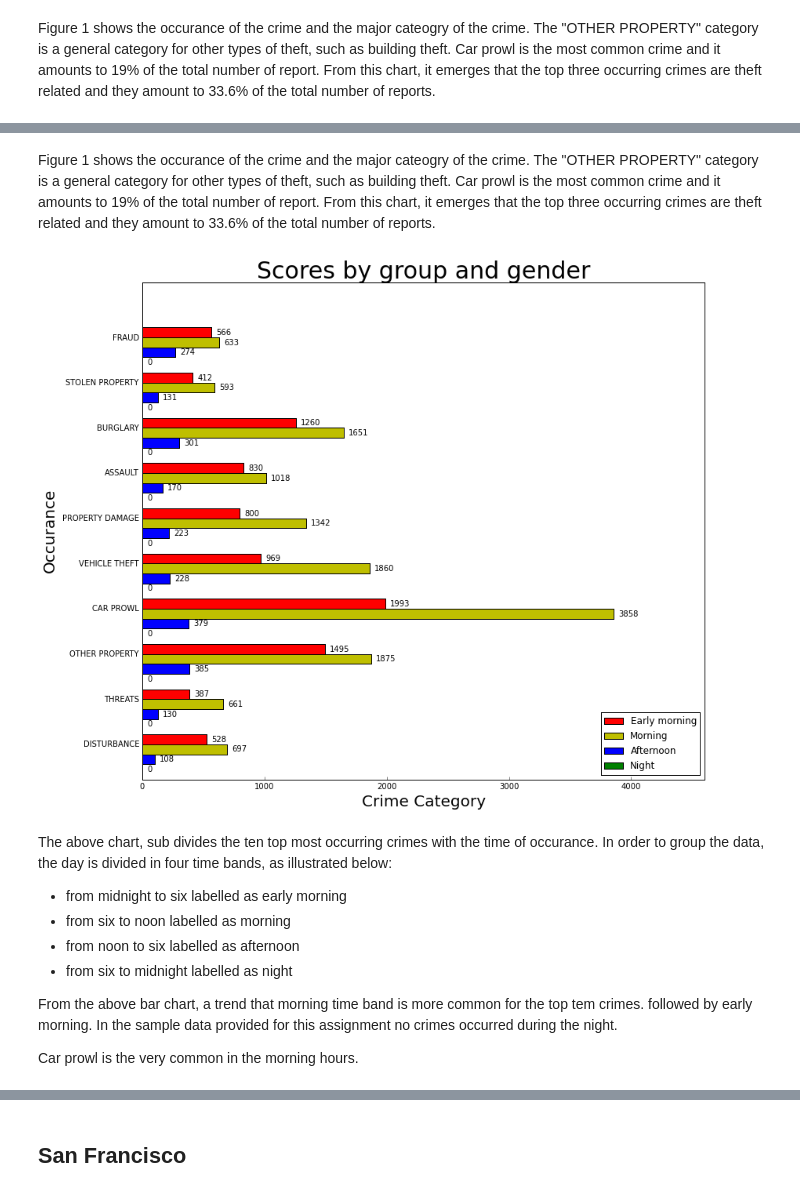
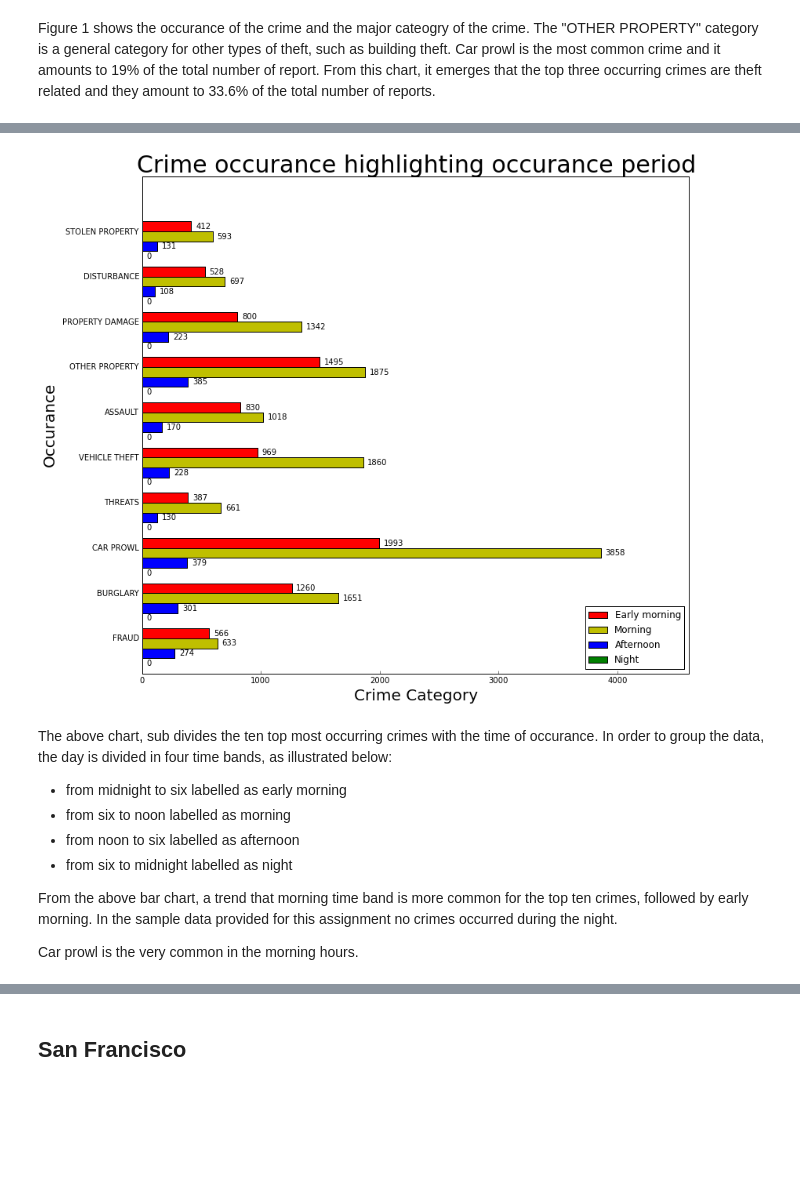
Before and after one commit to kpenza/assignment6, a Jupyter notebook: workbook.ipynb, the cells around one changed output, grey strips where cells are left out. Saved outputs shown, nothing was run; the diff lists cells and outputs as text; code cells hidden in the pictures; blank space fills up the shorter version.

```diff
--- a/workbook.ipynb
+++ b/workbook.ipynb
@@ -192,5 +180,3 @@ chartcrimeoccurancev(reportlist_seattle)
-# %% [markdown]
-Figure 1 shows the occurance of the crime and the major cateogry of the crime. The "OTHER PROPERTY" category is a general category for other types of theft, such as building theft. Car prowl is the most common crime and it amounts to 19% of the total number of report. From this chart, it emerges that the top three occurring crimes are theft related and they amount to 33.6% of the total number of reports.
 # %%
 EARLY_MORNING="Early morning"
 MORNING="Morning"
@@ -231,7 +217,7 @@ def offensetime(reportlist, crim):
         if row.offense == crim:
             key = timeconvert[row.reportdate.time().hour]
             if key in dict:
-                dict[key] = dict[key] + 1
+                dict[key] += 1
             else:
                 dict[key] = 1
     return dict
@@ -261,7 +247,6 @@ def prepdataplotcrimeocurrancetiming(dict):
     return title, earlymorning, morning, afternoon, night
 
 def plotcrimeocurrancetiming(title, earlymorning, morning, afternoon, night):
-    # Final hbar !!
     N = len(title)
     ind = np.arange(N)    # the x locations for the groups
     width = 0.22     # the width of the bars: can also be len(x) sequence
@@ -273,83 +258,37 @@ def plotcrimeocurrancetiming(title, earlymorning, morning, afternoon, night):
     p3 = ax.barh(ind + (width * 2), afternoon, width,  color='b')
     p4 = ax.barh(ind + (width * 3), night, width, color='g')
 
-    ax.set_title('Scores by group and gender', fontsize = 30 )
+    ax.set_title('Crime occurance highlighting occurance period' , fontsize = 30)
     plt.ylabel('Occurance', fontsize = 20 )
     plt.xlabel('Crime Category', fontsize = 20 )
     ax.set_yticks(ind + (width * 1))
-    #ax.set_yticks(ind)
     ax.set_yticklabels(title)
     ax.xaxis.set_ticks_position('bottom')
     ax.yaxis.set_ticks_position('left')
     ax.legend((p1[0], p2[0], p3[0], p4[0]), (EARLY_MORNING, MORNING, AFTERNOON,NIGHT),  loc='lower right')
     autolabelh(p1, ax)
     autolabelh(p2, ax)
     autolabelh(p3, ax)
     autolabelh(p4, ax)
     maxx_1 = max(earlymorning + morning + afternoon + night)
     maxx = ceil((maxx_1/1150))*1150
     plt.axis([0, maxx, N   , -1])
-    # plt.axis([0, 5200, N , 0])
     plt.tight_layout()
-      #plt.show()
-
-def plotcrimeocurrancetimingv(title, earlymorning, morning, afternoon, night):
-    N = len(title)
-    ind = np.arange(N)    # the x locations for the groups
-    width = 0.18       # the width of the bars: can also be len(x) sequence
-
-    fig, ax = plt.subplots()
-    p1 = ax.bar(ind, earlymorning, width, align='center', color='r')
-    p2 = ax.bar(ind + width, morning, width, color='y')
-    p3 = ax.bar(ind + (width * 2), afternoon, width, color='b')
-    p4 = ax.bar(ind + (width * 3), night, width, color='g')
-    ax.set_xticks(ind + (width * 2.6))
-    ax.set_xticklabels((EARLY_MORNING, MORNING, AFTERNOON,NIGHT))
-    ax.tick_params(labelsize=13)
-    ax.yaxis.set_ticks_position('left')
-    ax.xaxis.set_ticks_position('bottom')
-    ax.set_xticklabels(title, rotation=75)
-    ax.legend((p1[0], p2[0], p3[0], p4[0]), (EARLY_MORNING, MORNING, AFTERNOON,NIGHT),)
-    autolabel(p1, ax)
-    autolabel(p2, ax)
-    autolabel(p3, ax)
-    autolabel(p4, ax)
-    ax.set_title('Scores by group and gender', fontsize = 30 )
-    plt.ylabel('Occurance', fontsize = 20 )
-    plt.xlabel('Crime Category', fontsize = 20 )
-    plt.tight_layout()
-    #plt.show()
-
-##     N = len(title)
-##     ind = np.arange(N)    # the x locations for the groups
-##     width = 0.35       # the width of the bars: can also be len(x) sequence
-##
-##     p1 = plt.bar(ind, earlymorning, width, color='r')
-##     p2 = plt.bar(ind, morning, width, color='y', bottom=earlymorning)
-##     p3 = plt.bar(ind, afternoon, width, color='b', bottom=earlymorning)
-##     p4 = plt.bar(ind, night, width, color='g', bottom=earlymorning)
-##
-##     plt.ylabel('Scores')
-##     plt.title('Scores by group and gender')
-##     plt.xticks(ind + width/2., title)
-###     plt.yticks(np.arange(0, 81, 10))
-##     plt.legend((p1[0], p2[0], p3[0], p4[0]), (EARLY_MORNING, MORNING, AFTERNOON,NIGHT))
-##     plt.show()
 
 def chartcrimeocurrancetiming(reportlist):
     dict = {}
     crimedict = getoffensecount(reportlist)
     #showtop(crimedict, 20)
     crimedesc, crimeoccur = gettopitems(crimedict, 10)
     for crim in crimedesc:
         offensetiming = offensetime(reportlist, crim)
         dict[crim] = offensetiming
     title, earlymorning, morning, afternoon, night = prepdataplotcrimeocurrancetiming(dict)
     plotcrimeocurrancetiming(title, earlymorning, morning, afternoon, night)
 
 chartcrimeocurrancetiming(reportlist_seattle)
 # %% [output]
-[figure, old version]
+[figure, new version]
 # %% [markdown]
 The above chart, sub divides the ten top most occurring crimes with the time of occurance. In order to group the data, the day is divided in four time bands, as illustrated below:
 
@@ -358,7 +297,7 @@ The above chart, sub divides the ten top most occurring crimes with the time of
 * from noon to six labelled as afternoon
 * from six to midnight labelled as night
 
-From the above bar chart, a trend that morning time band is more common for the top tem crimes. followed by early morning. In the sample data provided for this assignment no crimes occurred during the night.
+From the above bar chart, a trend that morning time band is more common for the top ten crimes, followed by early morning. In the sample data provided for this assignment no crimes occurred during the night.
 
 Car prowl is the very common in the morning hours.
 # %%
```
Also changed, not shown: parts of 34 cells of this notebook.
